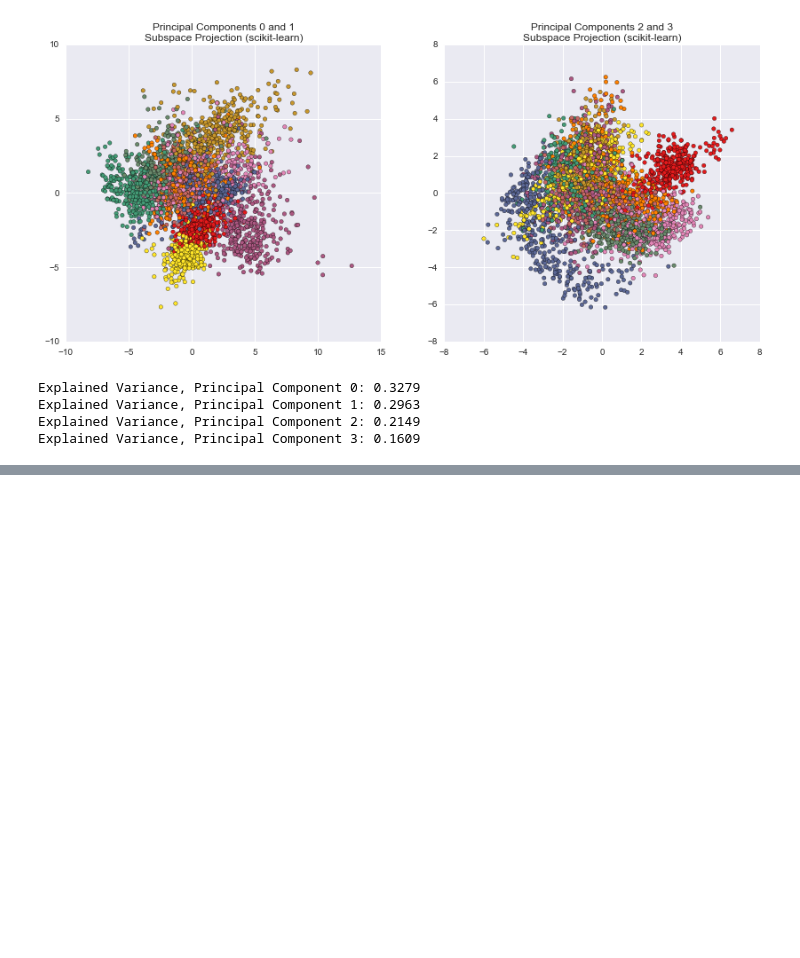
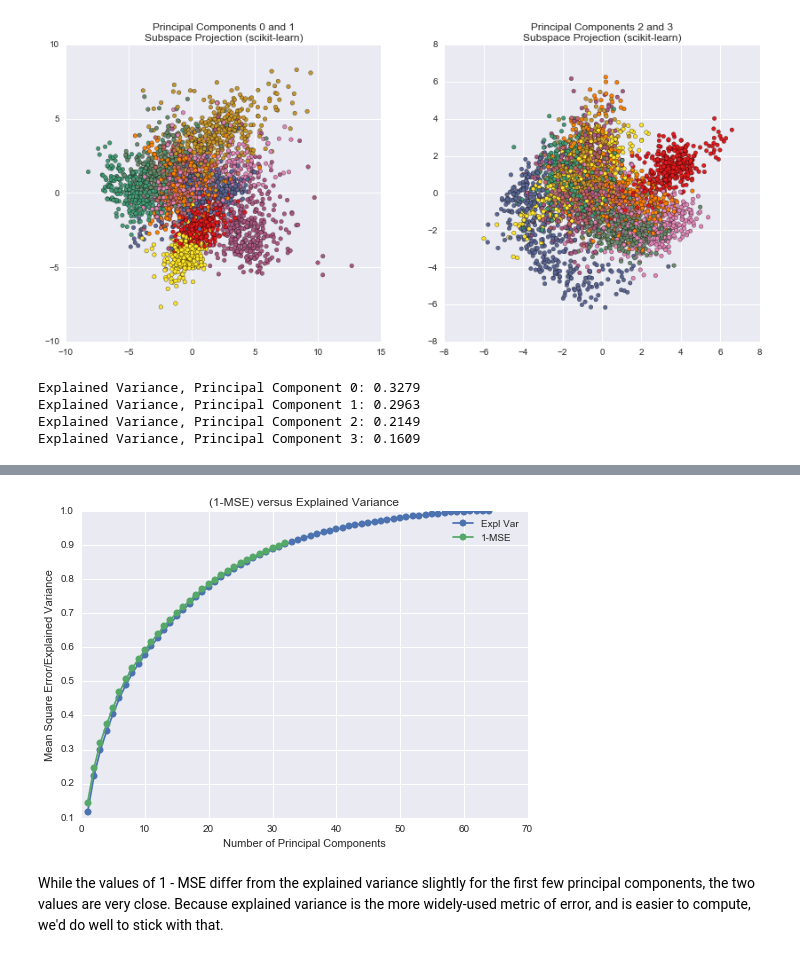
Before and after one commit to charlesreid1/circe, a Jupyter notebook: Digit Classification - PCA.ipynb, the cells around one changed output, grey strips where cells are left out. Cells and saved outputs as stored; diff of their text form; code cells hidden in the pictures; blank space fills up the shorter version.

```diff
--- a/NIST Digit Classification - PCA.ipynb
+++ b/Digit Classification - PCA.ipynb
@@ -588,0 +672,14 @@ array([  0.00000000e+00,   6.06473886e-01,   8.81793420e-02,
+# %%
+plt.plot(range(1,len(explained_variance)+1),np.cumsum(explained_variance),
+         '-o',label='Expl Var')
+plt.plot(mses[:,0],1.0-mses[:,1],'-o',label='1-MSE')
+
+plt.title('(1-MSE) versus Explained Variance')
+plt.xlabel('Number of Principal Components')
+plt.ylabel('Mean Square Error/Explained Variance')
+plt.legend(loc='best')
+plt.show()
+# %% [output]
+[figure, added]
+# %% [markdown]
+While the values of 1 - MSE differ from the explained variance slightly for the first few principal components, the two values are very close. Because explained variance is the more widely-used metric of error, and is easier to compute, we'd do well to stick with that.
```
Also changed, not shown: parts of 21 cells of this notebook, 6 other files.
